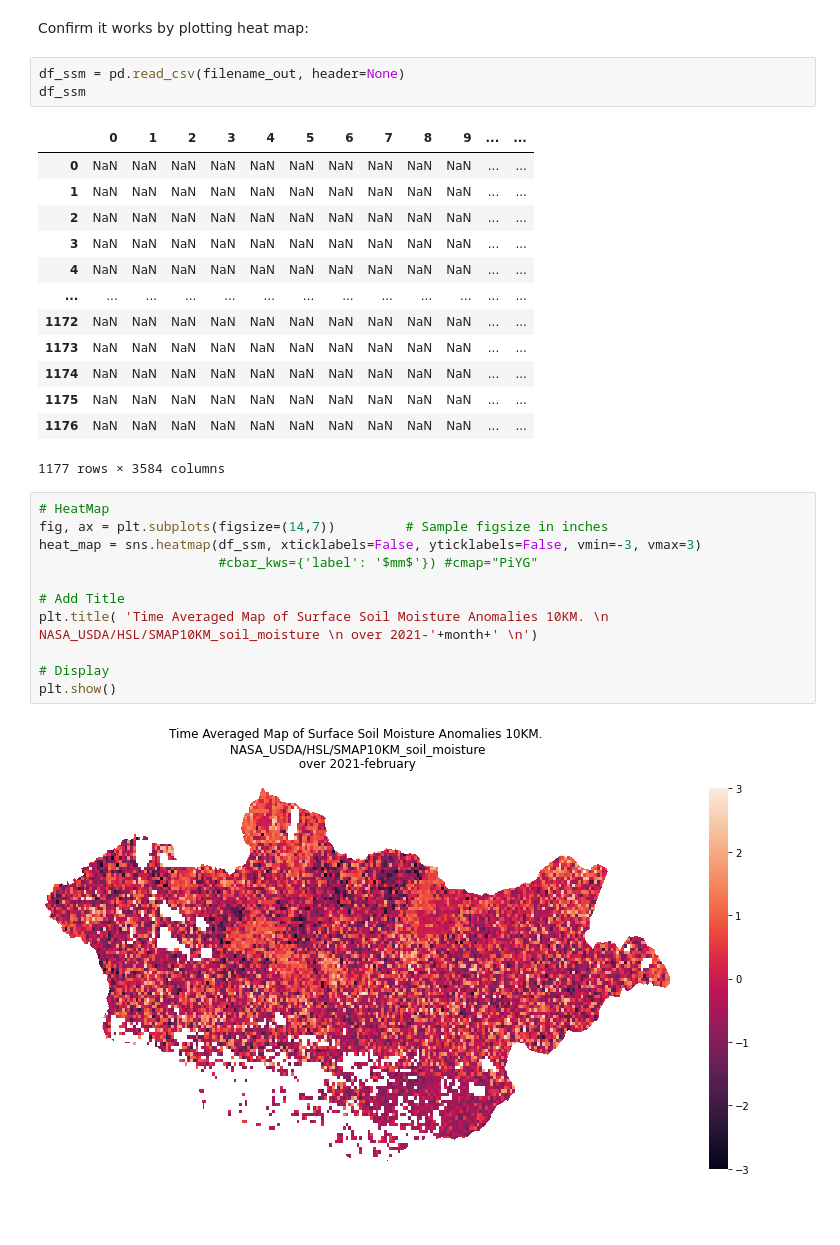
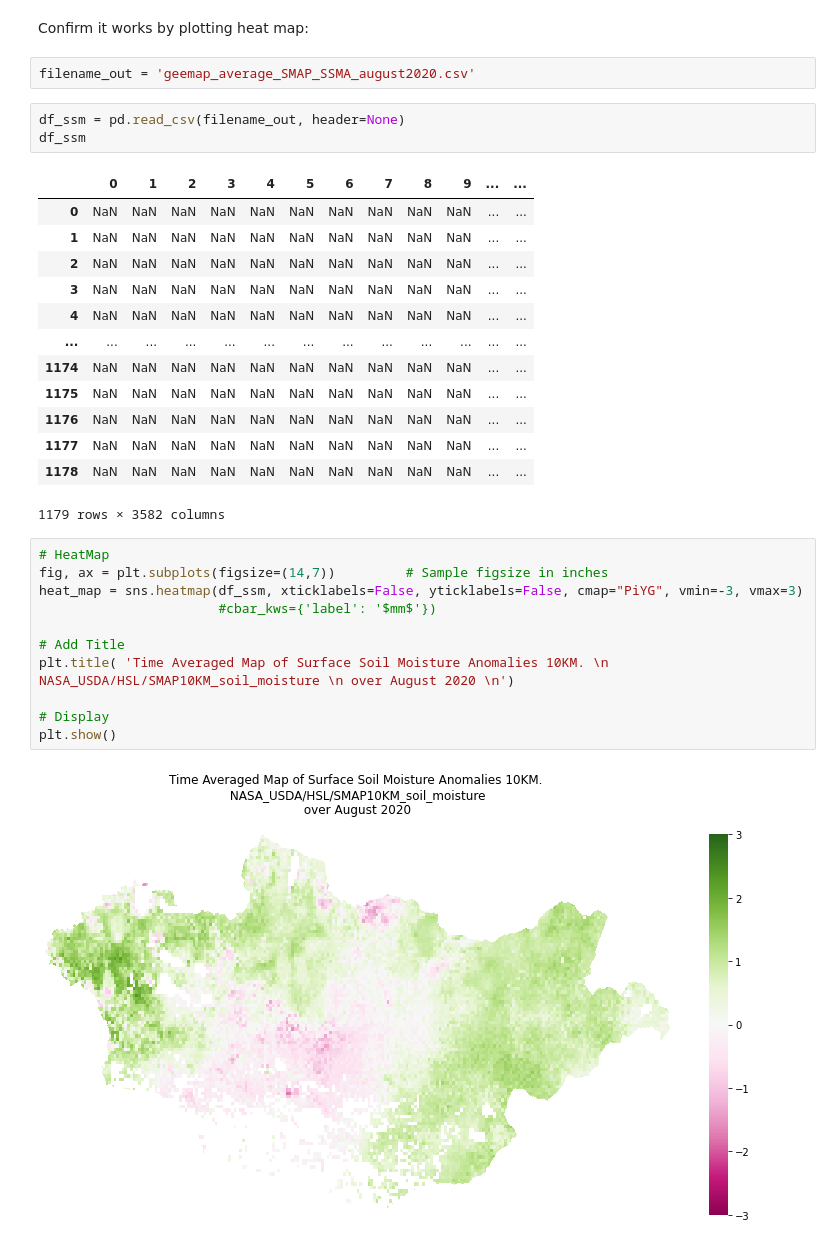
Before and after one commit to astervolta/SM-repo, a Jupyter notebook: 2.extract_TIF_to_CSV_to_HeatMap.ipynb, the cells around one changed output. Drawn from its saved outputs; the diff is of its cells as text; blank space fills up the shorter version.

Commit message:
last commit August 18

```diff
--- a/2.extract_TIF_to_CSV_to_HeatMap.ipynb
+++ b/2.extract_TIF_to_CSV_to_HeatMap.ipynb
@@ -46,6 +46,8 @@ np.savetxt(str(filename_out), array, delimiter=",")
 ### CONT. TO PLOT HEAT MAP OF INITIAL CSV
 # %% [markdown]
 Confirm it works by plotting heat map:
+# %%
+filename_out = 'geemap_average_SMAP_SSMA_august2020.csv'
 # %%
 df_ssm = pd.read_csv(filename_out, header=None)
 df_ssm
@@ -57,22 +59,22 @@ df_ssm
 | 3 | NaN | NaN | NaN | NaN | NaN | NaN | NaN | NaN | NaN | NaN | ... | ... |
 | 4 | NaN | NaN | NaN | NaN | NaN | NaN | NaN | NaN | NaN | NaN | ... | ... |
 | ... | ... | ... | ... | ... | ... | ... | ... | ... | ... | ... | ... | ... |
-| 1172 | NaN | NaN | NaN | NaN | NaN | NaN | NaN | NaN | NaN | NaN | ... | ... |
-| 1173 | NaN | NaN | NaN | NaN | NaN | NaN | NaN | NaN | NaN | NaN | ... | ... |
 | 1174 | NaN | NaN | NaN | NaN | NaN | NaN | NaN | NaN | NaN | NaN | ... | ... |
 | 1175 | NaN | NaN | NaN | NaN | NaN | NaN | NaN | NaN | NaN | NaN | ... | ... |
 | 1176 | NaN | NaN | NaN | NaN | NaN | NaN | NaN | NaN | NaN | NaN | ... | ... |
+| 1177 | NaN | NaN | NaN | NaN | NaN | NaN | NaN | NaN | NaN | NaN | ... | ... |
+| 1178 | NaN | NaN | NaN | NaN | NaN | NaN | NaN | NaN | NaN | NaN | ... | ... |
-1177 rows × 3584 columns
+1179 rows × 3582 columns
 # %%
 # HeatMap
 fig, ax = plt.subplots(figsize=(14,7))         # Sample figsize in inches
-heat_map = sns.heatmap(df_ssm, xticklabels=False, yticklabels=False, vmin=-3, vmax=3)
-                       #cbar_kws={'label': '$mm$'}) #cmap="PiYG"
+heat_map = sns.heatmap(df_ssm, xticklabels=False, yticklabels=False, cmap="PiYG", vmin=-3, vmax=3)
+                       #cbar_kws={'label': '$mm$'})
 
 # Add Title
-plt.title( 'Time Averaged Map of Surface Soil Moisture Anomalies 10KM. \n NASA_USDA/HSL/SMAP10KM_soil_moisture \n over 2021-'+month+' \n')
+plt.title( 'Time Averaged Map of Surface Soil Moisture Anomalies 10KM. \n NASA_USDA/HSL/SMAP10KM_soil_moisture \n over August 2020 \n')
 
 # Display
 plt.show()
 # %% [output]
-[figure, old version]
+[figure, new version]
```
Also changed, not shown: 2 other files.
